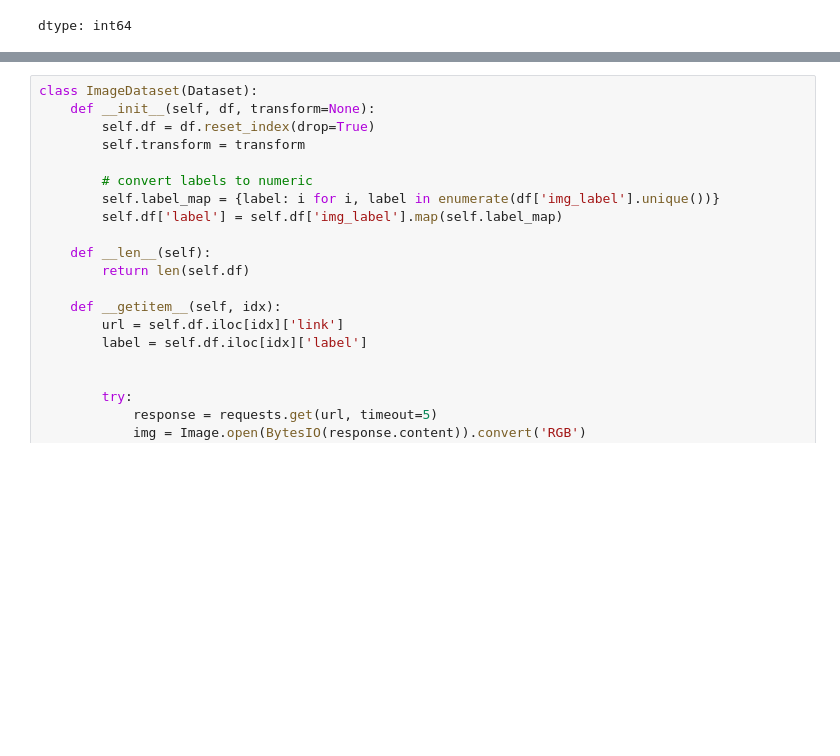
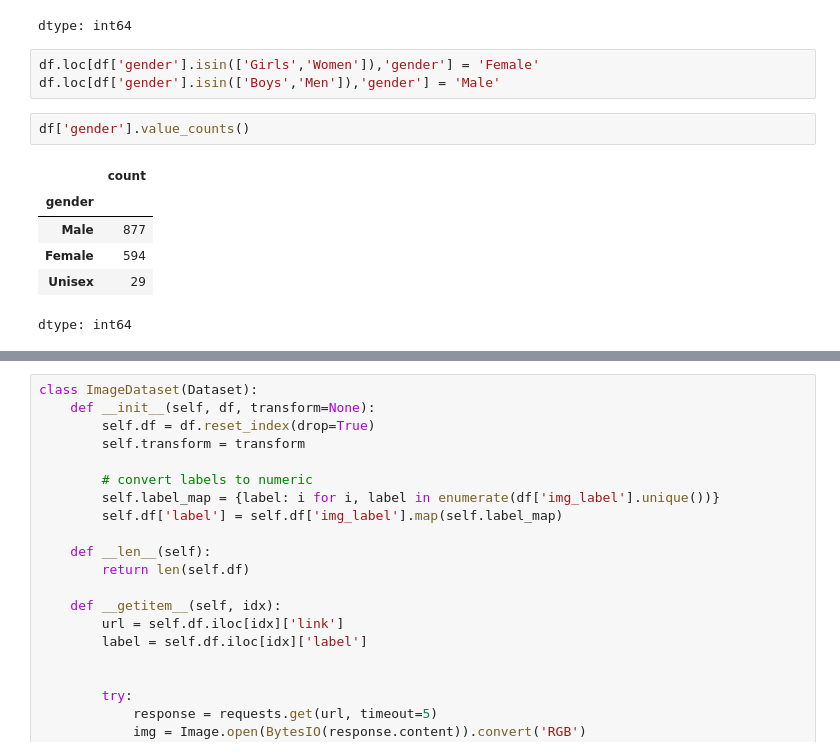
Before and after one commit to randa-ama/DS6050-Final-Project, a Jupyter notebook: resnet18_image_classification.ipynb, the cells around one changed output, grey strips where cells are left out. Saved outputs shown, nothing was run; the diff lists cells and outputs as text; blank space fills up the shorter version.

```diff
--- a/resnet18_image_classification.ipynb
+++ b/resnet18_image_classification.ipynb
@@ -67,6 +67,18 @@ df['gender'].value_counts()
 | Girls | 41 |
 | Unisex | 29 |
 dtype: int64
+# %%
+df.loc[df['gender'].isin(['Girls','Women']),'gender'] = 'Female'
+df.loc[df['gender'].isin(['Boys','Men']),'gender'] = 'Male'
+# %%
+df['gender'].value_counts()
+# %% [output]
+|  | count |
+| gender |  |
+| Male | 877 |
+| Female | 594 |
+| Unisex | 29 |
+dtype: int64
 # %%
 # going to create a new label for the CNN; the label will consist of gender, season, and subcategory!
 pd.set_option('display.max_rows', None)
```
Also changed, not shown: parts of 6 cells of this notebook.
